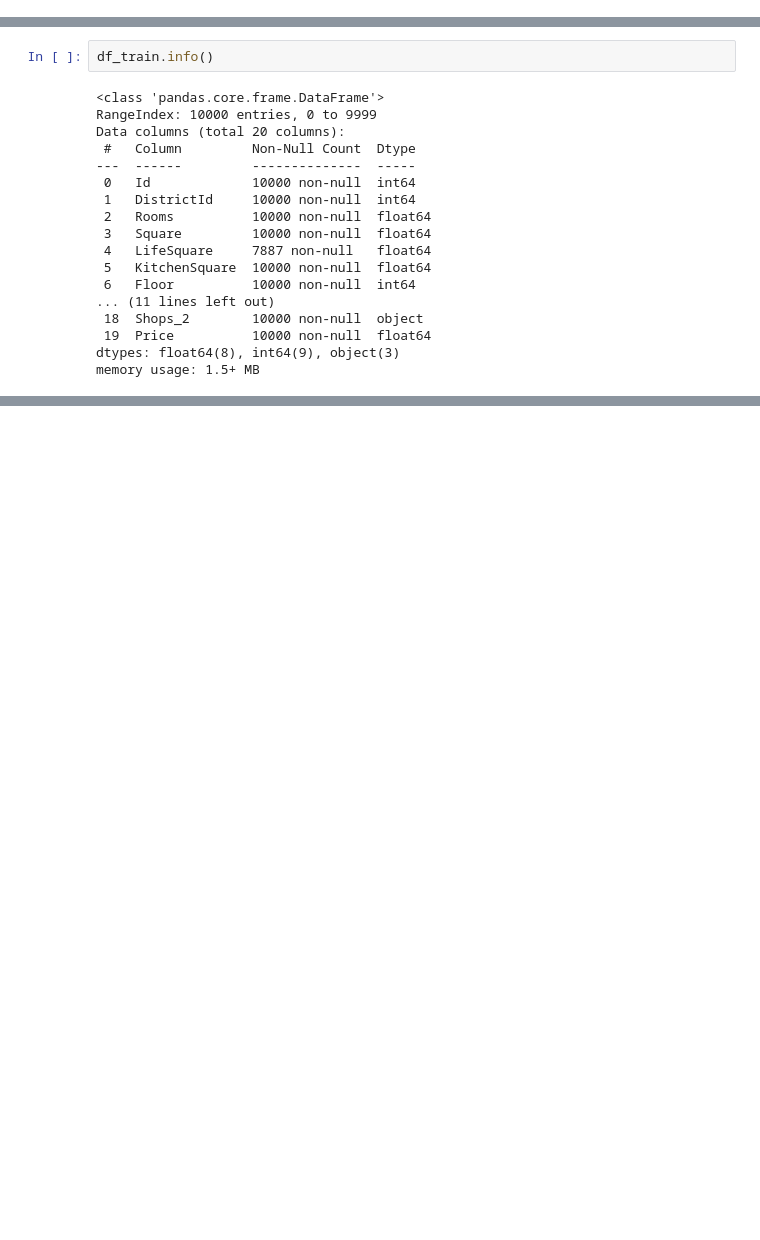
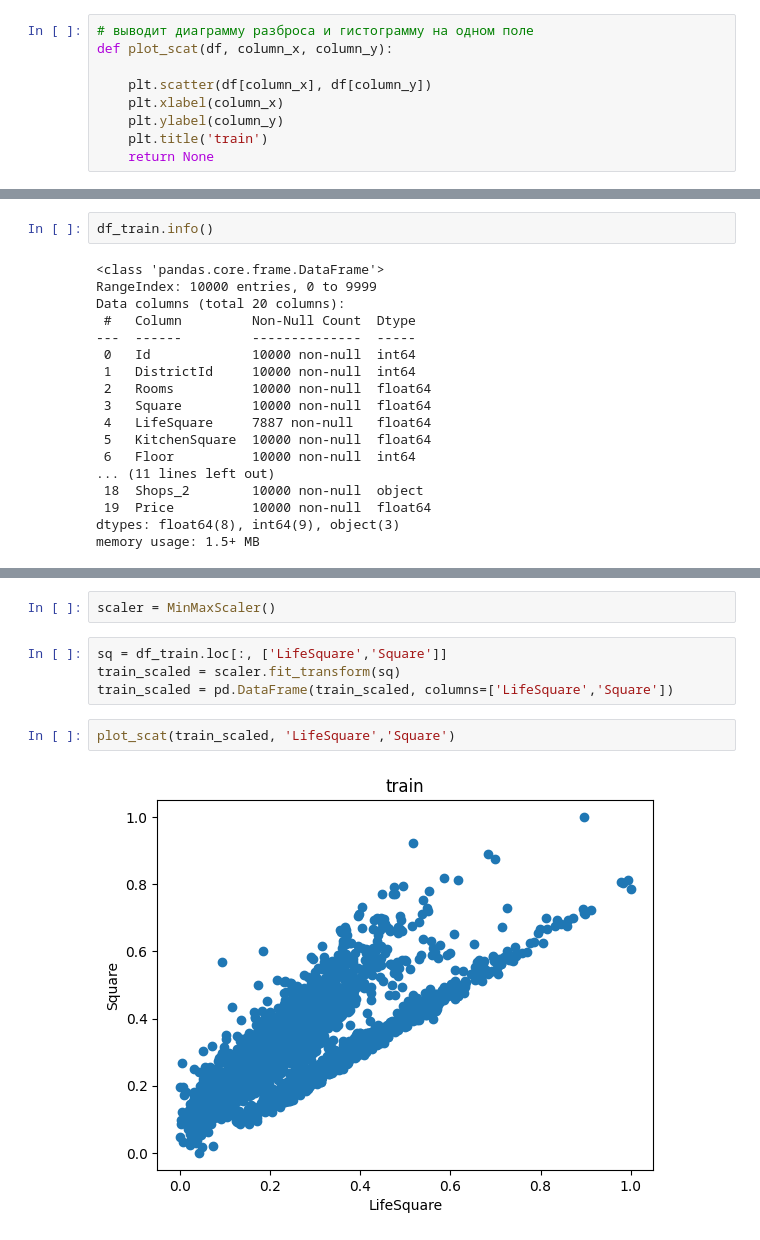
Before and after one commit to nickogee/gb_Python_for_DS, a Jupyter notebook: Course_project/Project.ipynb, the cells around one changed output, grey strips where cells are left out. Cells and saved outputs as stored; diff of their text form; blank space fills up the shorter version.

```diff
--- a/Course_project/Project.ipynb
+++ b/Course_project/Project.ipynb
@@ -6,3 +72,12 @@ import matplotlib.pyplot as plt
+# %%
+# выводит диаграмму разброса и гистограмму на одном поле
+def plot_scat(df, column_x, column_y):
+
+    plt.scatter(df[column_x], df[column_y])
+    plt.xlabel(column_x)
+    plt.ylabel(column_y)
+    plt.title('train')
+    return None
 # %% [markdown]
 ###  Загружаем данные из файлов
 # %%
@@ -71,0 +147,10 @@ memory usage: 1.5+ MB
+# %%
+scaler = MinMaxScaler()
+# %%
+sq = df_train.loc[:, ['LifeSquare','Square']]
+train_scaled = scaler.fit_transform(sq)
+train_scaled = pd.DataFrame(train_scaled, columns=['LifeSquare','Square'])
+# %%
+plot_scat(train_scaled, 'LifeSquare','Square')
+# %% [output]
+[figure, added]
```
Also changed, not shown: parts of 24 cells of this notebook, 1 other file.
